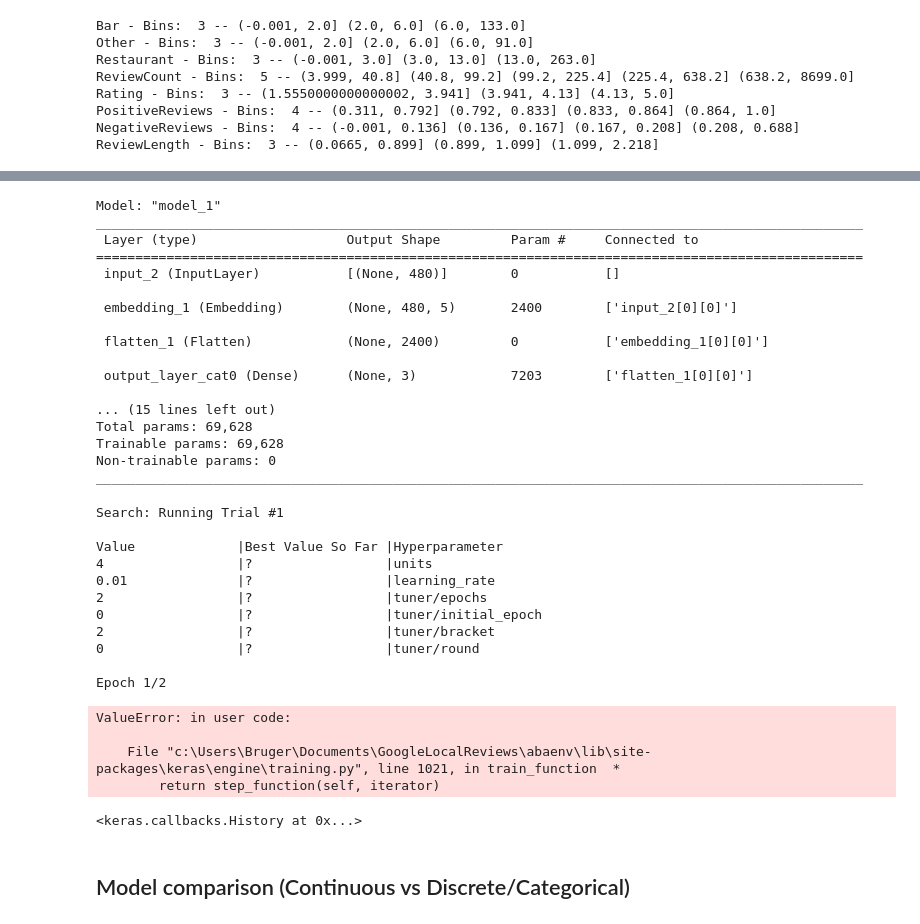
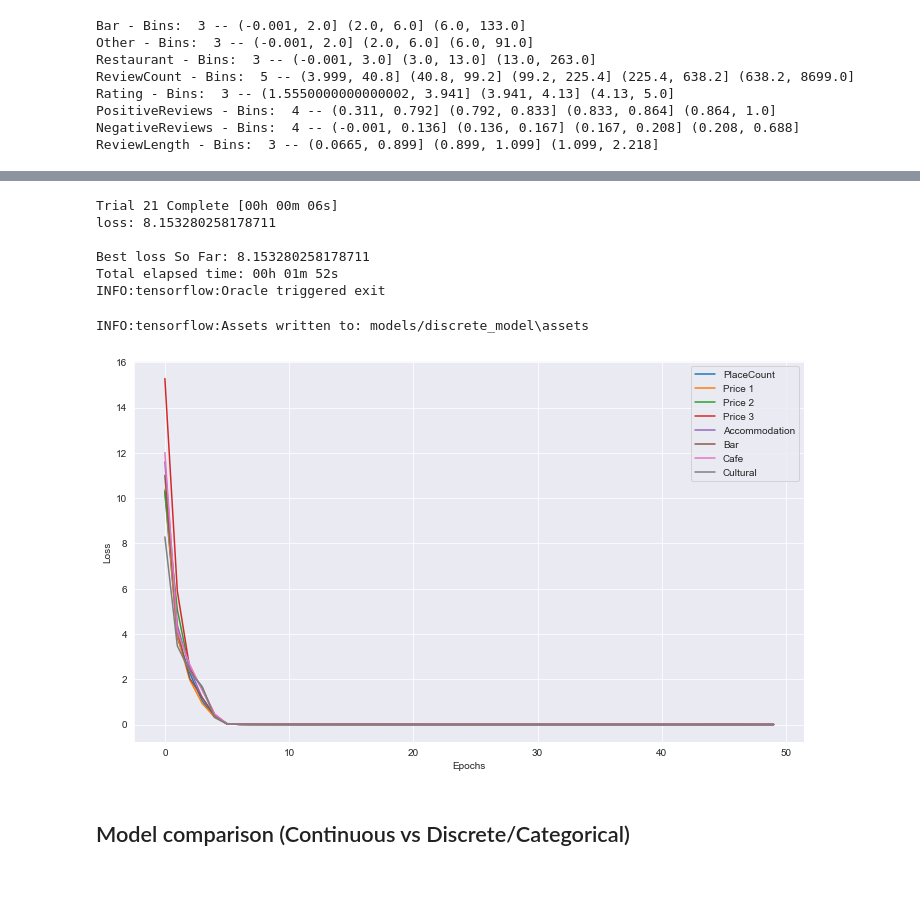
Before and after one commit to jesperhauch/GoogleLocalReviews, a Jupyter notebook: SpaceEmbeddings.ipynb, the cells around one changed output, grey strips where cells are left out. Saved outputs shown, nothing was run; the diff lists cells and outputs as text; code cells hidden in the pictures; blank space fills up the shorter version.

Commit message:
DISCRETE VIRKER

```diff
--- a/SpaceEmbeddings.ipynb
+++ b/SpaceEmbeddings.ipynb
@@ -214,9 +252,14 @@ dict_losses = {}
 output_acts = []
 for idx in range(len(y_discrete.columns)):
     n_output = y_discrete.iloc[:, idx].nunique()
+    #print(n_output)
     output_act = Dense(n_output, activation="softmax", use_bias=True, name="output_layer_cat" + str(idx))(flat)
+    #print(output_act)
     output_acts.append(output_act)
     dict_losses['output_layer_cat' + str(idx)] = 'categorical_crossentropy'
 
 # Model compiling
 model = Model(inputs=inp, outputs=output_acts)
+opt = Adam(learning_rate=0.001)
+model.compile(loss=dict_losses, optimizer=opt)
+model.fit(X, output_space)
@@ -223,23 +269,3 @@ model = Model(inputs=inp, outputs=output_acts)
-# %%
-model.summary()
-# %% [output]
-Model: "model_1"
-__________________________________________________________________________________________________
- Layer (type)                   Output Shape         Param #     Connected to
-==================================================================================================
- input_2 (InputLayer)           [(None, 480)]        0           []
-
- embedding_1 (Embedding)        (None, 480, 5)       2400        ['input_2[0][0]']
-
- flatten_1 (Flatten)            (None, 2400)         0           ['embedding_1[0][0]']
-
- output_layer_cat0 (Dense)      (None, 3)            7203        ['flatten_1[0][0]']
-
-... (15 lines left out)
-Total params: 69,628
-Trainable params: 69,628
-Non-trainable params: 0
-__________________________________________________________________________________________________
 # %%
 def model_builder_discrete(hp):
     input_neurons = X.shape[0]
@@ -255,8 +281,7 @@ def model_builder_discrete(hp):
     output_acts = []
     for idx in range(len(y_discrete.columns)):
         n_output = y_discrete.iloc[:, idx].nunique()
-        intermediate = Dense(hp_embedding, activation="relu", use_bias=True)(flat)
-        output_act = Dense(n_output, activation="softmax", use_bias=True, name="output_layer_cat" + str(idx))(intermediate)
+        output_act = Dense(n_output, activation="softmax", use_bias=True, name="output_layer_cat" + str(idx))(flat)
         output_acts.append(output_act)
         dict_losses['output_layer_cat' + str(idx)] = 'categorical_crossentropy'
 
@@ -278,30 +303,21 @@ tuner = kt.Hyperband(model_builder_discrete,
 
 stop_early = EarlyStopping(monitor="loss", patience=5)
 
-tuner.search(X, y_discrete.values, callbacks=[stop_early])
+tuner.search(X, output_space, callbacks=[stop_early])
 best_hps = tuner.get_best_hyperparameters()[0]
 # %% [output]
-Search: Running Trial #1
+Trial 21 Complete [00h 00m 06s]
+loss: 8.153280258178711
 
-Value             |Best Value So Far |Hyperparameter
-4                 |?                 |units
-0.01              |?                 |learning_rate
-2                 |?                 |tuner/epochs
-0                 |?                 |tuner/initial_epoch
-2                 |?                 |tuner/bracket
-0                 |?                 |tuner/round
-
-Epoch 1/2
+Best loss So Far: 8.153280258178711
+Total elapsed time: 00h 01m 52s
+INFO:tensorflow:Oracle triggered exit
-ValueError: in user code:
-
-    File "c:\Users\Bruger\Documents\GoogleLocalReviews\abaenv\lib\site-packages\keras\engine\training.py", line 1021, in train_function  *
-        return step_function(self, iterator)
 # %%
 # Rebuild model with best hyperparameters
 model = tuner.hypermodel.build(best_hps)
 
 # train model for 50 epochs
-history = model.fit(X, y_discrete, epochs=50, verbose=0)
+history = model.fit(X, output_space, epochs=50, verbose=0)
 train_loss_per_epoch = history.history['loss']
 # %%
 # Find best epoch in terms of train loss
@@ -309,9 +325,18 @@ best_epoch = train_loss_per_epoch.index(min(train_loss_per_epoch)) + 1
 
 # Retrain the model with optimal epochs from above
 hypermodel = tuner.hypermodel.build(best_hps)
-hypermodel.fit(X, y_discrete, epochs=best_epoch, verbose=0)
+hypermodel.fit(X, output_space, epochs=best_epoch, verbose=0)
 
 # Save model
 hypermodel.save("models/discrete_model")
 # %% [output]
-<keras.callbacks.History at 0x...>
+INFO:tensorflow:Assets written to: models/discrete_model\assets
+# %%
+for idx, (key, value) in enumerate(hypermodel.history.history.items()):
+    if key != "loss":
+        plt.plot(hypermodel.history.epoch, value, label=y.columns[idx-1])
+plt.ylabel("Loss")
+plt.xlabel("Epochs");
+plt.legend();
+# %% [output]
+[figure, added]
```
Also changed, not shown: parts of 10 cells of this notebook, 7 other files.
